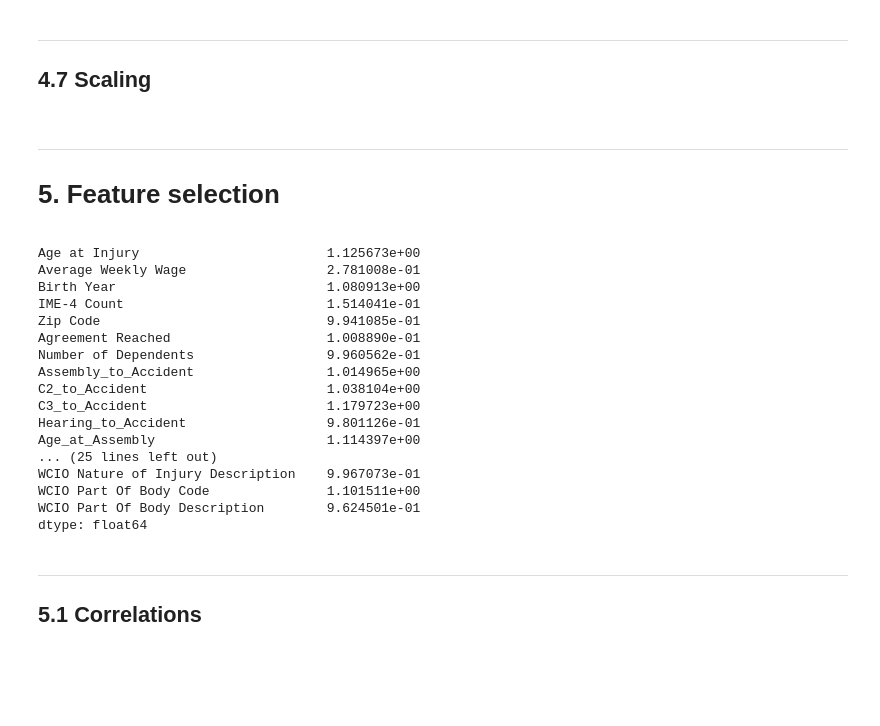
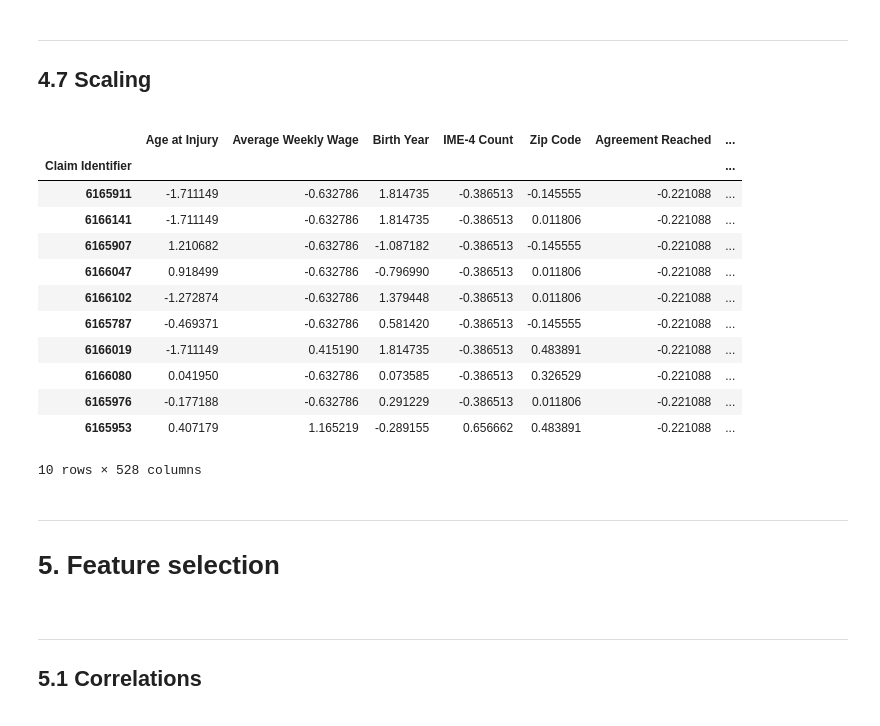
Before and after one commit to RLopes2327/Group17_ML2425, a Jupyter notebook: ml project.ipynb, the cells around one changed output. Saved outputs shown, nothing was run; the diff lists cells and outputs as text; code cells hidden in the pictures; blank space fills up the shorter version.

```diff
--- a/ml project.ipynb
+++ b/ml project.ipynb
@@ -1039,15 +1098,27 @@ Index(['Accident Date', 'Alternative Dispute Resolution', 'Assembly Date',
 # %%
-# Convert all categorical columns to strings
-X_train_cat = X_train_cat.astype(str)
-X_val_cat = X_val_cat.astype(str)
-X_test_cat = X_test_cat.astype(str)
+def ordinal_encoding(train, val, test):
 
-enc1 = OrdinalEncoder(handle_unknown='use_encoded_value', unknown_value=-1)
-X_train_cat_lab = enc1.fit_transform(X_train_cat)
-X_val_cat_lab = enc1.transform(X_val_cat)
-X_test_cat_lab = enc1.transform(X_test_cat)
-#X_train_cat_lab
+    enc1 = OrdinalEncoder(handle_unknown='use_encoded_value', unknown_value=-1)
+    train = enc1.fit_transform(train)
+    val = enc1.transform(val)
+    test = enc1.transform(test)
+    return train, val, test
+
+X_train_cat_other ,X_val_cat_other ,X_test_cat_other = ordinal_encoding(X_train_cat_other ,X_val_cat_other ,X_test_cat_other)
+# %%
+X_train_cat_other = pd.DataFrame(X_train_cat_other)
+X_train_cat_other.columns = [f'encoded_{i}' for i in range(X_train_cat_other.shape[1])]
+
+X_val_cat_other = pd.DataFrame(X_val_cat_other)
+X_val_cat_other.columns = [f'encoded_{i}' for i in range(X_val_cat_other.shape[1])]
+
+X_test_cat_other = pd.DataFrame(X_test_cat_other)
+X_test_cat_other.columns = [f'encoded_{i}' for i in range(X_test_cat_other.shape[1])]
+
+X_train_cat_lab = pd.concat([X_train_cat, X_train_cat_other], axis=1)
+X_val_cat_lab = pd.concat([X_val_cat, X_val_cat_other], axis=1)
+X_test_cat_lab = pd.concat([X_test_cat, X_test_cat_other], axis=1)
 # %%
-X_train_cat_df = pd.DataFrame(X_train_cat_lab, columns=X_train_cat.columns, index=X_train_cat.index)
+X_train_cat_df = pd.DataFrame(X_train_cat_lab, columns=X_train_cat_lab.columns, index=X_train_cat.index)
 #X_train_cat_df
 # %%
@@ -1055,6 +1126,6 @@ X_val_cat_df = pd.DataFrame(X_val_cat_lab, columns=X_val_cat.columns, index=X_va
 #X_val_cat_df
 # %%
-X_test_cat_df = pd.DataFrame(X_test_cat_lab, columns=X_test_cat.columns, index=X_test_cat.index)
+X_test_cat_df = pd.DataFrame(X_test_cat_lab, columns=X_test_cat_lab.columns, index=X_test_cat.index)
 #X_test_cat_df
 # %%
 enc2 = LabelEncoder() #encoder for labels
@@ -1102,6 +1174,22 @@ X_val_combined_scaled = pd.DataFrame(X_val_combined_scaled, index=X_val_combined
 X_test_combined_scaled = scaler.transform(X_test_combined)
 X_test_combined_scaled = pd.DataFrame(X_test_combined_scaled, index=X_test_combined.index, columns=X_test_combined.columns)
 #X_test_num_scaled
+# %%
+X_test_combined_scaled.head(10)
+# %% [output]
+|  | Age at Injury | Average Weekly Wage | Birth Year | IME-4 Count | Zip Code | Agreement Reached | ... |
+| Claim Identifier |  |  |  |  |  |  | ... |
+| 6165911 | -1.711149 | -0.632786 | 1.814735 | -0.386513 | -0.145555 | -0.221088 | ... |
+| 6166141 | -1.711149 | -0.632786 | 1.814735 | -0.386513 | 0.011806 | -0.221088 | ... |
+| 6165907 | 1.210682 | -0.632786 | -1.087182 | -0.386513 | -0.145555 | -0.221088 | ... |
+| 6166047 | 0.918499 | -0.632786 | -0.796990 | -0.386513 | 0.011806 | -0.221088 | ... |
+| 6166102 | -1.272874 | -0.632786 | 1.379448 | -0.386513 | 0.011806 | -0.221088 | ... |
+| 6165787 | -0.469371 | -0.632786 | 0.581420 | -0.386513 | -0.145555 | -0.221088 | ... |
+| 6166019 | -1.711149 | 0.415190 | 1.814735 | -0.386513 | 0.483891 | -0.221088 | ... |
+| 6166080 | 0.041950 | -0.632786 | 0.073585 | -0.386513 | 0.326529 | -0.221088 | ... |
+| 6165976 | -0.177188 | -0.632786 | 0.291229 | -0.386513 | 0.011806 | -0.221088 | ... |
+| 6165953 | 0.407179 | 1.165219 | -0.289155 | 0.656662 | 0.483891 | -0.221088 | ... |
+10 rows × 528 columns
 # %% [markdown]
 <hr>
 <a class="anchor" id="featureselection">
@@ -1110,25 +1198,7 @@ X_test_combined_scaled = pd.DataFrame(X_test_combined_scaled, index=X_test_combi
 
 </a>
 # %%
-X_test_combined_scaled.var()
+X_train_num.var()
-# %% [output]
-Age at Injury                        1.125673e+00
-Average Weekly Wage                  2.781008e-01
-Birth Year                           1.080913e+00
-IME-4 Count                          1.514041e-01
-Zip Code                             9.941085e-01
-Agreement Reached                    1.008890e-01
-Number of Dependents                 9.960562e-01
-Assembly_to_Accident                 1.014965e+00
-C2_to_Accident                       1.038104e+00
-C3_to_Accident                       1.179723e+00
-Hearing_to_Accident                  9.801126e-01
-Age_at_Assembly                      1.114397e+00
-... (25 lines left out)
-WCIO Nature of Injury Description    9.967073e-01
-WCIO Part Of Body Code               1.101511e+00
-WCIO Part Of Body Description        9.624501e-01
-dtype: float64
 # %% [markdown]
 <hr>
 <a class="anchor" id="correlations">
```
Also changed, not shown: parts of 64 cells of this notebook.
